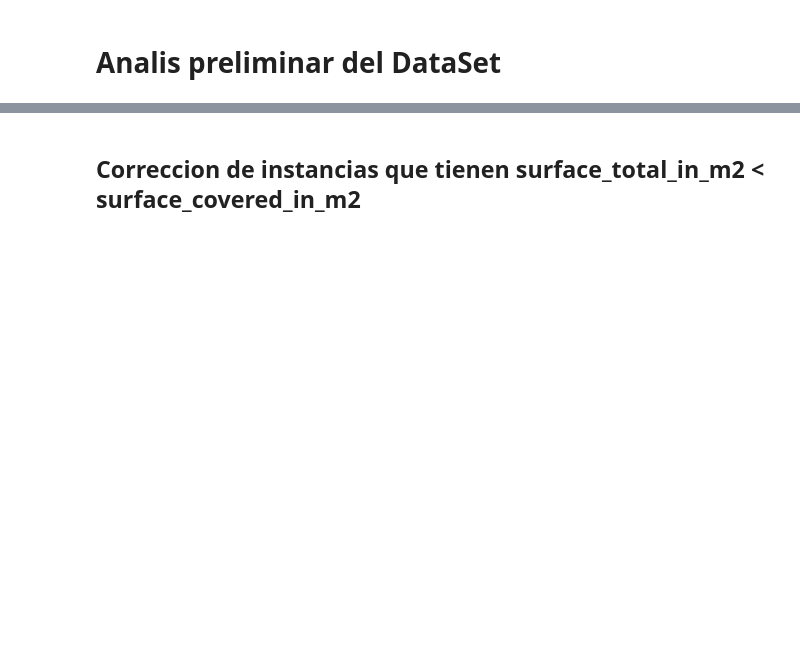
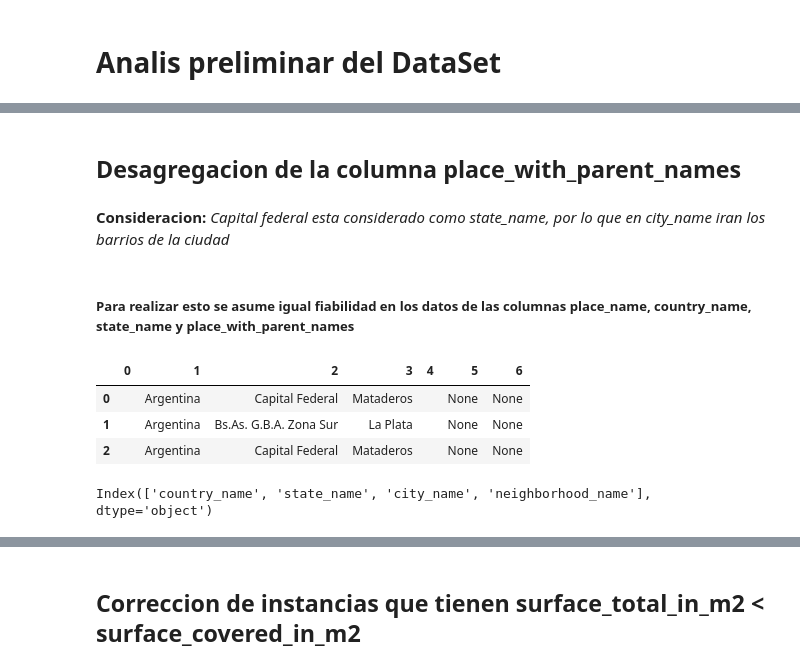
Before and after one commit to BenkosT/TP_Limpieza, a Jupyter notebook: Notebooks/Limpieza.ipynb, the cells around one changed output, grey strips where cells are left out. Drawn from its saved outputs; the diff is of its cells as text; code cells hidden in the pictures; blank space fills up the shorter version.

Commit message:
correccion de toda la redaccion del notebook, imputacion de latitud y longitud por media condicionada, modificaciones menores de codigo, compresion de codigo para mayor prolijidad

```diff
--- a/Notebooks/Limpieza.ipynb
+++ b/Notebooks/Limpieza.ipynb
@@ -543,0 +378,15 @@ dtype: float64
+# %% [markdown]
+## Desagregacion de la columna place_with_parent_names
+# %% [markdown]
+**Consideracion:** *Capital federal esta considerado como state_name, por lo que en city_name iran los barrios de la ciudad*
+# %% [markdown]
+##### **Para realizar esto se asume igual fiabilidad en los datos de las columnas place_name, country_name, state_name y place_with_parent_names**
+# %%
+#  Se realiza un split a la columna place_with_parent_names
+data_place_with_parent_names = data["place_with_parent_names"].str.split("|", expand=True)
+data_place_with_parent_names.head(3)
+# %% [output]
+|  | 0 | 1 | 2 | 3 | 4 | 5 | 6 |
+| 0 |  | Argentina | Capital Federal | Mataderos |  | None | None |
+| 1 |  | Argentina | Bs.As. G.B.A. Zona Sur | La Plata |  | None | None |
+| 2 |  | Argentina | Capital Federal | Mataderos |  | None | None |
@@ -543,0 +396,6 @@ dtype: float64
+# %%
+# Se renombran las columnas
+data_place_with_parent_names.rename(columns={1: 'country_name' , 2 : 'state_name' , 3 : 'city_name' , 4 : 'neighborhood_name'}, inplace=True)
+data_place_with_parent_names.columns
+# %% [output]
+Index(['country_name', 'state_name', 'city_name', 'neighborhood_name'], dtype='object')
```
Also changed, not shown: parts of 220 cells of this notebook.
